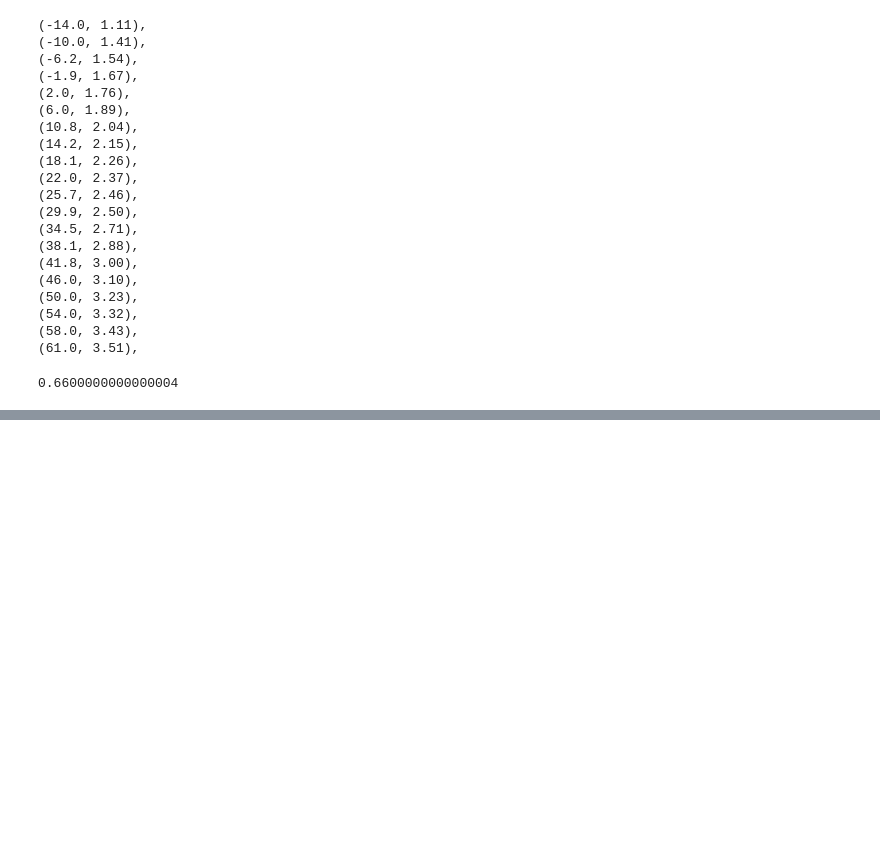
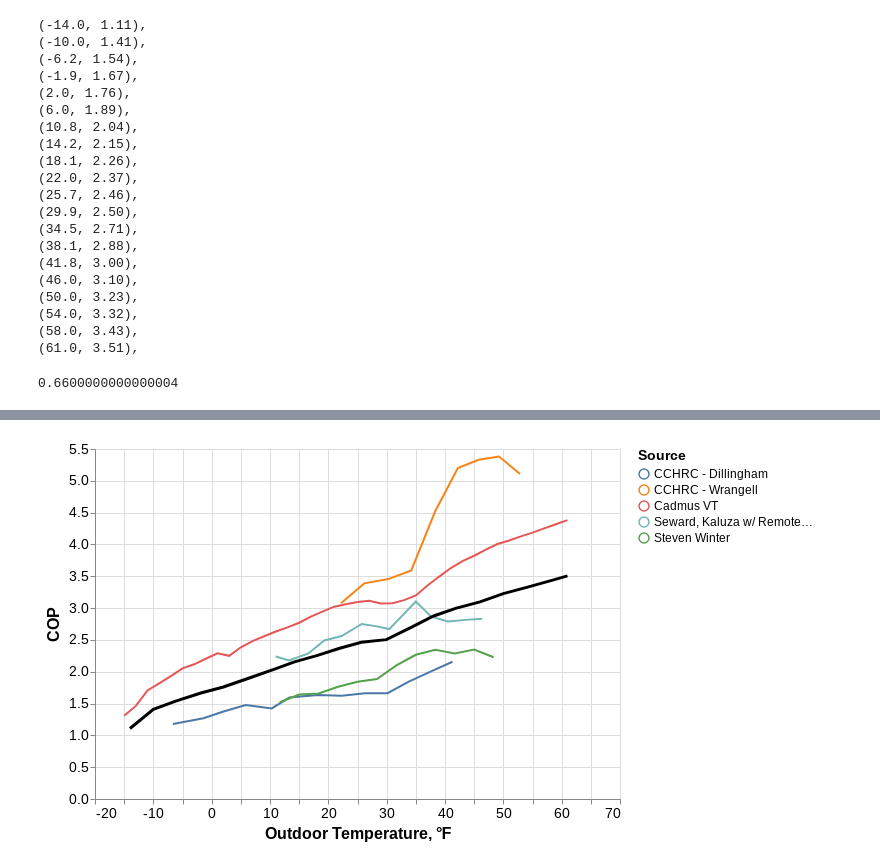
Before and after one commit to alanmitchell/heat-pump-study, a Jupyter notebook: general/cop_vs_temp.ipynb, the cells around one changed output, grey strips where cells are left out. Drawn from its saved outputs; the diff is of its cells as text; code cells hidden in the pictures; blank space fills up the shorter version.

Commit message:
Further analysis of model runs and COP curves.

```diff
--- a/general/cop_vs_temp.ipynb
+++ b/general/cop_vs_temp.ipynb
@@ -420,0 +444,7 @@ cop_minus_20
+# %%
+df_points_final = df_points.copy()
+df_points_final.rename({'temp': 'temperature'}, axis=1, inplace=True)
+df_points_final['source'] = 'FINAL'
+df_points_final['field_study'] = True
+df_points_final['hspf'] = 11.33
+df_points_final
@@ -420,0 +470,5 @@ cop_minus_20
+# %%
+df_all = pd.concat([df.query('field_study == True'), df_points_final])
+df_all['size'] =  1.0
+df_all.loc[df_all.source == 'FINAL', 'size'] = 4.0
+df_all
@@ -420,0 +494,13 @@ cop_minus_20
+# %%
+line1 = alt.Chart(df_all.query('source != "FINAL"')).mark_line().encode(
+    x = 'temperature',
+    y = 'cop',
+    color = alt.Color('source:N', legend=alt.Legend(title="Source")),
+)
+line2 = alt.Chart(df_all.query('source == "FINAL"')).mark_line(strokeWidth=3, color='black').encode(
+    x = alt.X('temperature', axis=alt.Axis(title='Outdoor Temperature, ℉')),
+    y = alt.Y('cop', axis=alt.Axis(title='COP')),
+)
+line1 + line2
+# %% [output]
+[figure, added]
```
Also changed, not shown: parts of 6 cells of this notebook.
